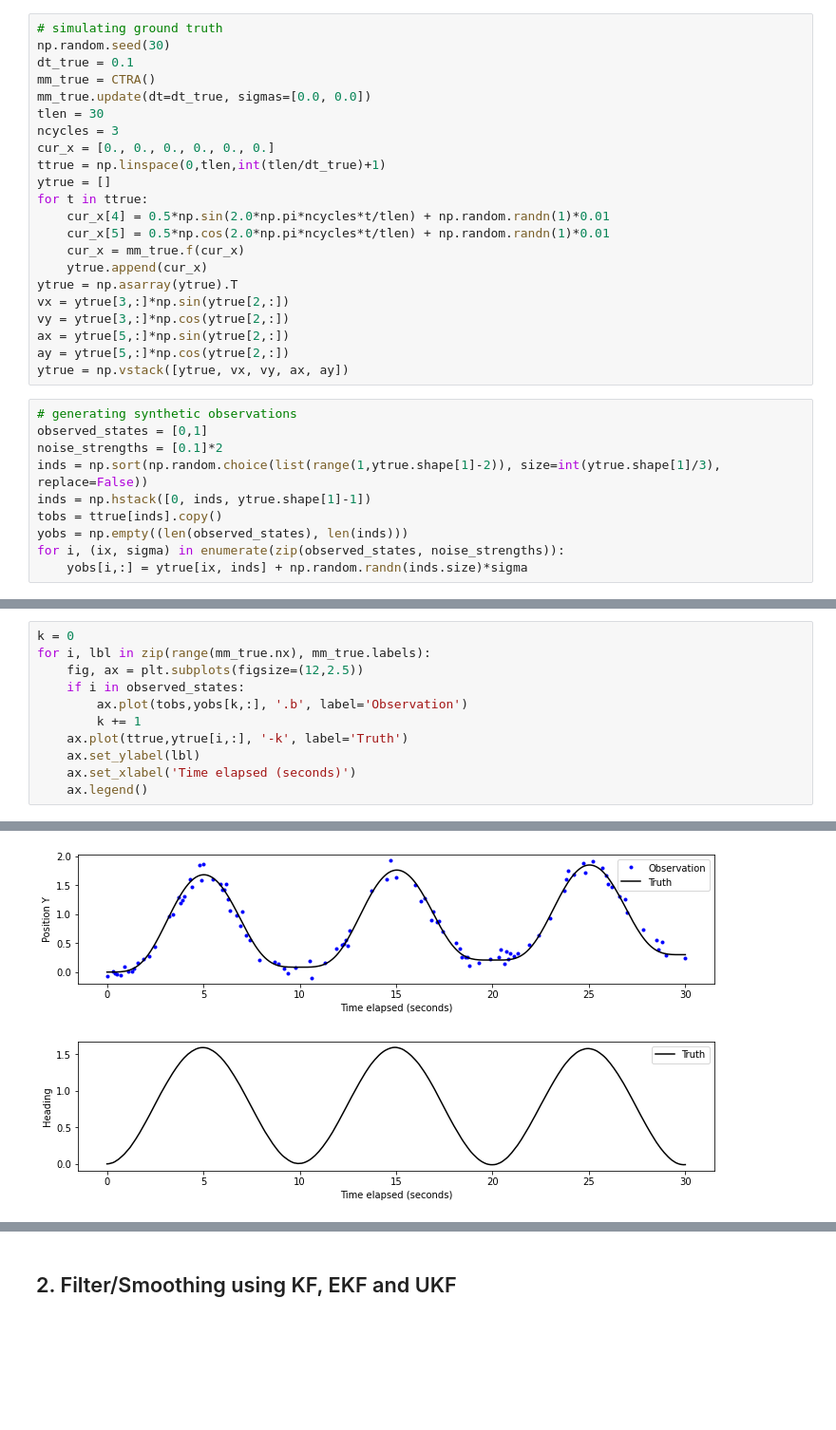
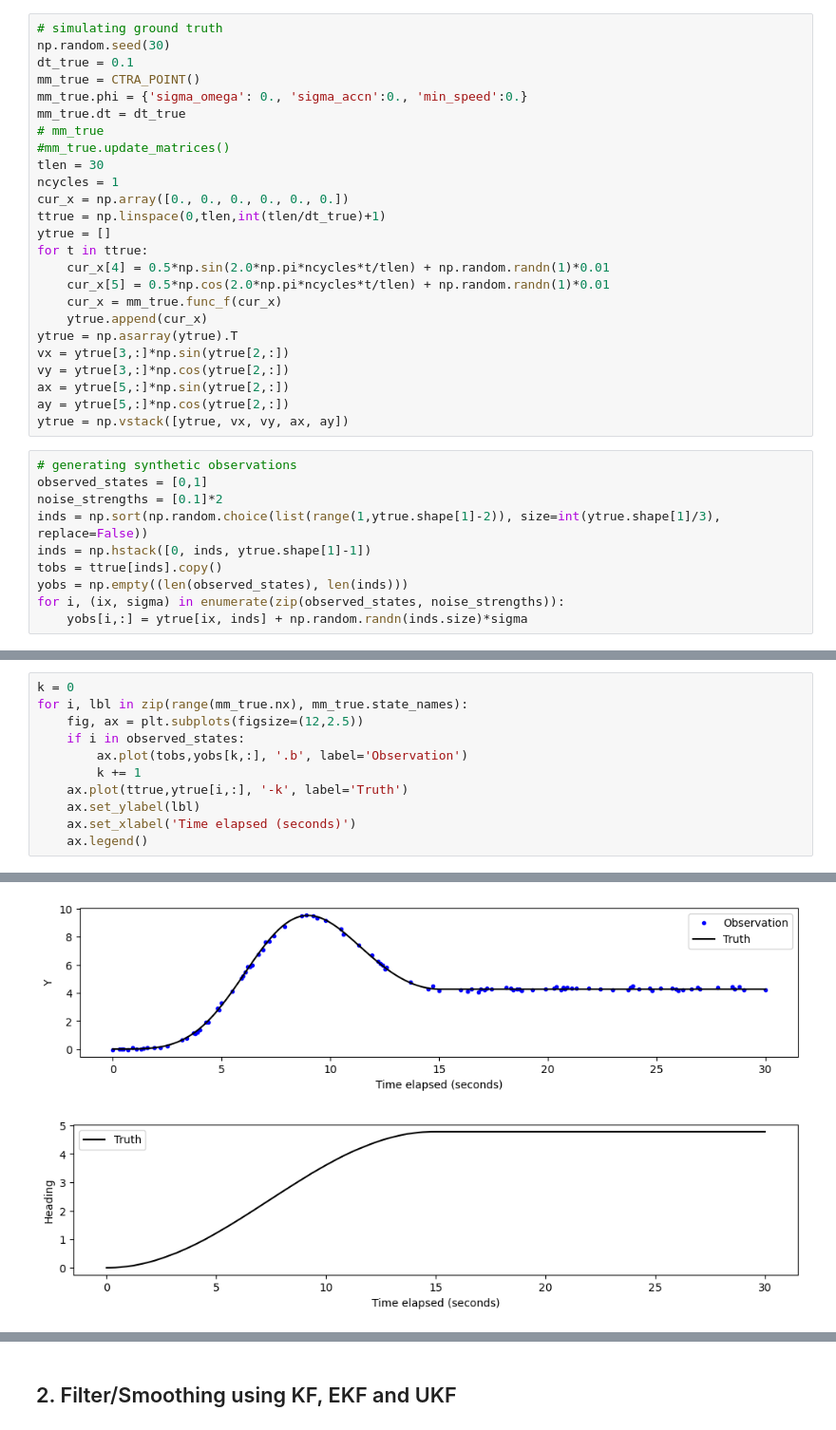
Before and after one commit to rimplesandhu/raptor-lookahead-movement-model, a Jupyter notebook: notebooks/1_KFvsEKFvsUKF_using_cv.ipynb, the cells around one changed output, grey strips where cells are left out. Shown: that part at 95% size. Drawn from its saved outputs; the diff is of its cells as text; blank space fills up the shorter version.

```diff
--- a/notebooks/1_KFvsEKFvsUKF_using_cv.ipynb
+++ b/notebooks/1_KFvsEKFvsUKF_using_cv.ipynb
@@ -17,17 +20,20 @@ from bayesfilt import ConstantVelocityND, CTRA, LinearObservationModel
 # simulating ground truth
 np.random.seed(30)
 dt_true = 0.1
-mm_true = CTRA()
-mm_true.update(dt=dt_true, sigmas=[0.0, 0.0])
+mm_true = CTRA_POINT()
+mm_true.phi = {'sigma_omega': 0., 'sigma_accn':0., 'min_speed':0.}
+mm_true.dt = dt_true
+# mm_true
+#mm_true.update_matrices()
 tlen = 30
-ncycles = 3
-cur_x = [0., 0., 0., 0., 0., 0.]
+ncycles = 1
+cur_x = np.array([0., 0., 0., 0., 0., 0.])
 ttrue = np.linspace(0,tlen,int(tlen/dt_true)+1)
 ytrue = []
 for t in ttrue:
     cur_x[4] = 0.5*np.sin(2.0*np.pi*ncycles*t/tlen) + np.random.randn(1)*0.01
     cur_x[5] = 0.5*np.cos(2.0*np.pi*ncycles*t/tlen) + np.random.randn(1)*0.01
-    cur_x = mm_true.f(cur_x)
+    cur_x = mm_true.func_f(cur_x)
     ytrue.append(cur_x)
 ytrue = np.asarray(ytrue).T
 vx = ytrue[3,:]*np.sin(ytrue[2,:])
@@ -55,6 +61,6 @@ ax.plot(ytrue[0], ytrue[1,:], '-r')
 # %%
 k = 0
-for i, lbl in zip(range(mm_true.nx), mm_true.labels):
+for i, lbl in zip(range(mm_true.nx), mm_true.state_names):
     fig, ax = plt.subplots(figsize=(12,2.5))
     if i in observed_states:
         ax.plot(tobs,yobs[k,:], '.b', label='Observation')
@@ -68,2 +74,2 @@ for i, lbl in zip(range(mm_true.nx), mm_true.labels):
-[figure, old version]
+[figure, new version]
-[figure, old version]
+[figure, new version]
```
Also changed, not shown: parts of 19 cells of this notebook, 28 other files.
